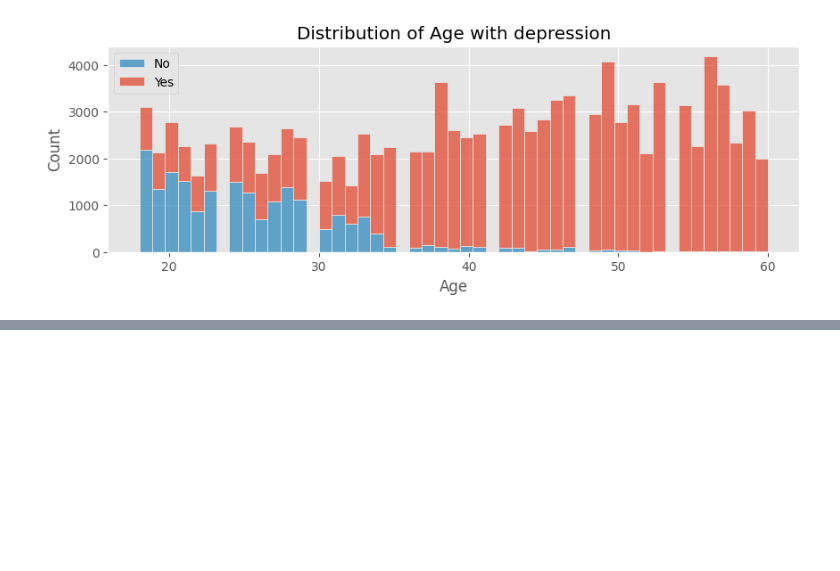
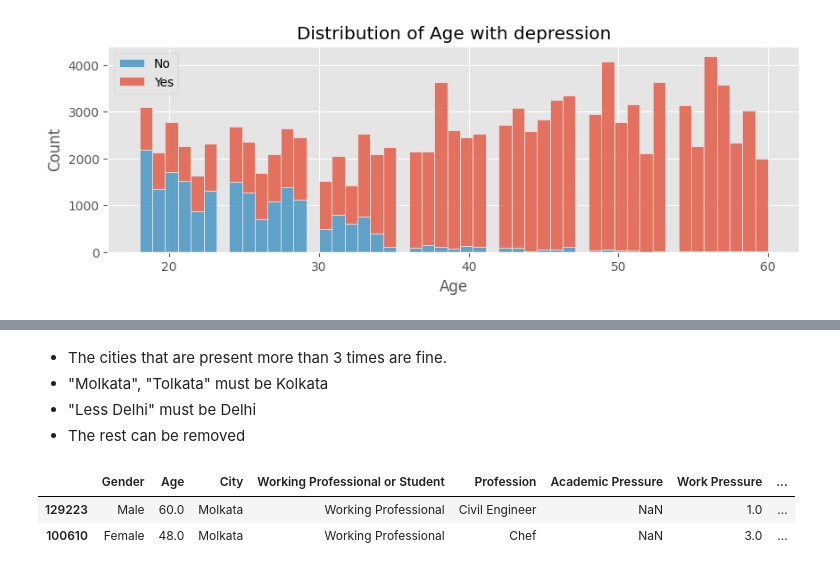
Before and after one commit to vanshuwjoshi/Kaggle-Playground-S4E11, a Jupyter notebook: notebooks/eda.ipynb, the cells around one changed output, grey strips where cells are left out. Saved outputs shown, nothing was run; the diff lists cells and outputs as text; code cells hidden in the pictures; blank space fills up the shorter version.

Commit message:
Visualizing the city column

```diff
--- a/notebooks/eda.ipynb
+++ b/notebooks/eda.ipynb
@@ -111,0 +166,11 @@ plt.show()
+# %% [markdown]
+- The cities that are present more than 3 times are fine.
+- "Molkata", "Tolkata" must be Kolkata
+- "Less Delhi" must be Delhi
+- The rest can be removed
+# %%
+data_train[data_train["City"] == "Molkata"]
+# %% [output]
+|  | Gender | Age | City | Working Professional or Student | Profession | Academic Pressure | Work Pressure | ... |
+| 129223 | Male | 60.0 | Molkata | Working Professional | Civil Engineer | NaN | 1.0 | ... |
+| 100610 | Female | 48.0 | Molkata | Working Professional | Chef | NaN | 3.0 | ... |
```
Also changed, not shown: parts of 14 cells of this notebook.
